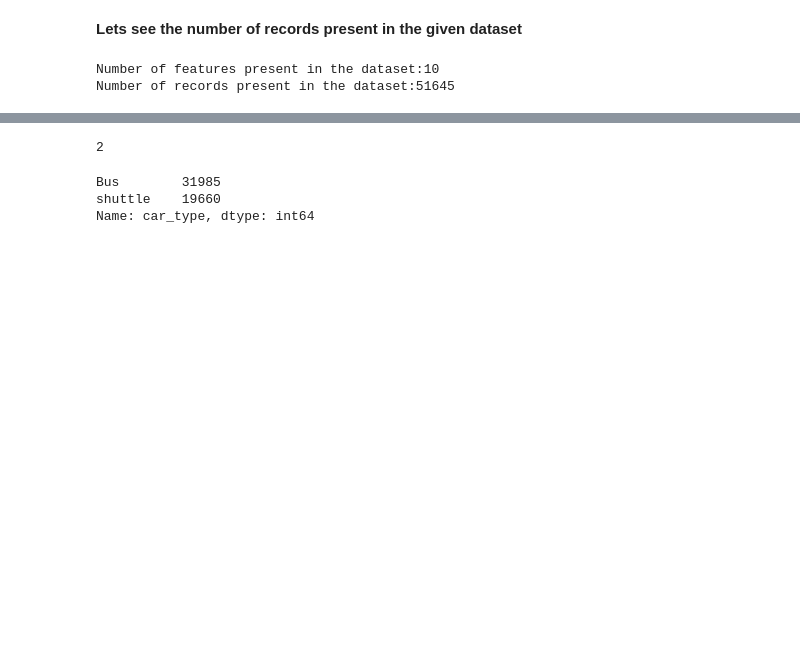
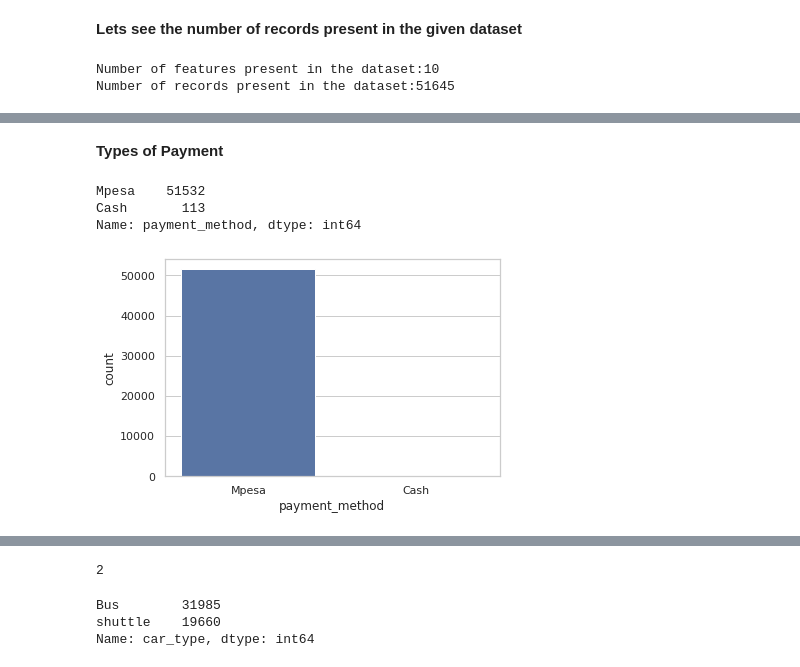
Before and after one commit to sudeep-009/Transport-Demand-Prediction-Regression-Capstone-Project, a Jupyter notebook: Copy_of_Demand_Prediction_for_Public_Transport_Capstone_Project.ipynb, the cells around one changed output, grey strips where cells are left out. Drawn from its saved outputs; the diff is of its cells as text; code cells hidden in the pictures; blank space fills up the shorter version.

```diff
--- a/Copy_of_Demand_Prediction_for_Public_Transport_Capstone_Project.ipynb
+++ b/Copy_of_Demand_Prediction_for_Public_Transport_Capstone_Project.ipynb
@@ -68,6 +68,7 @@ import matplotlib as mpl
 import matplotlib.pyplot as plt
 mpl.style.use('ggplot')
 import seaborn as sns
+sns.set_theme(style="whitegrid")
 # %%
 from google.colab import drive
 drive.mount('/content/drive')
@@ -103,0 +154,12 @@ Number of records present in the dataset:51645
+# %% [markdown]
+**Types of Payment**
+# %%
+transport_df['payment_method'].value_counts()
+# %% [output]
+Mpesa    51532
+Cash       113
+Name: payment_method, dtype: int64
+# %%
+ax = sns.countplot(x="payment_method", data=transport_df)
+# %% [output]
+[figure, added]
```
Also changed, not shown: parts of 10 cells of this notebook.
